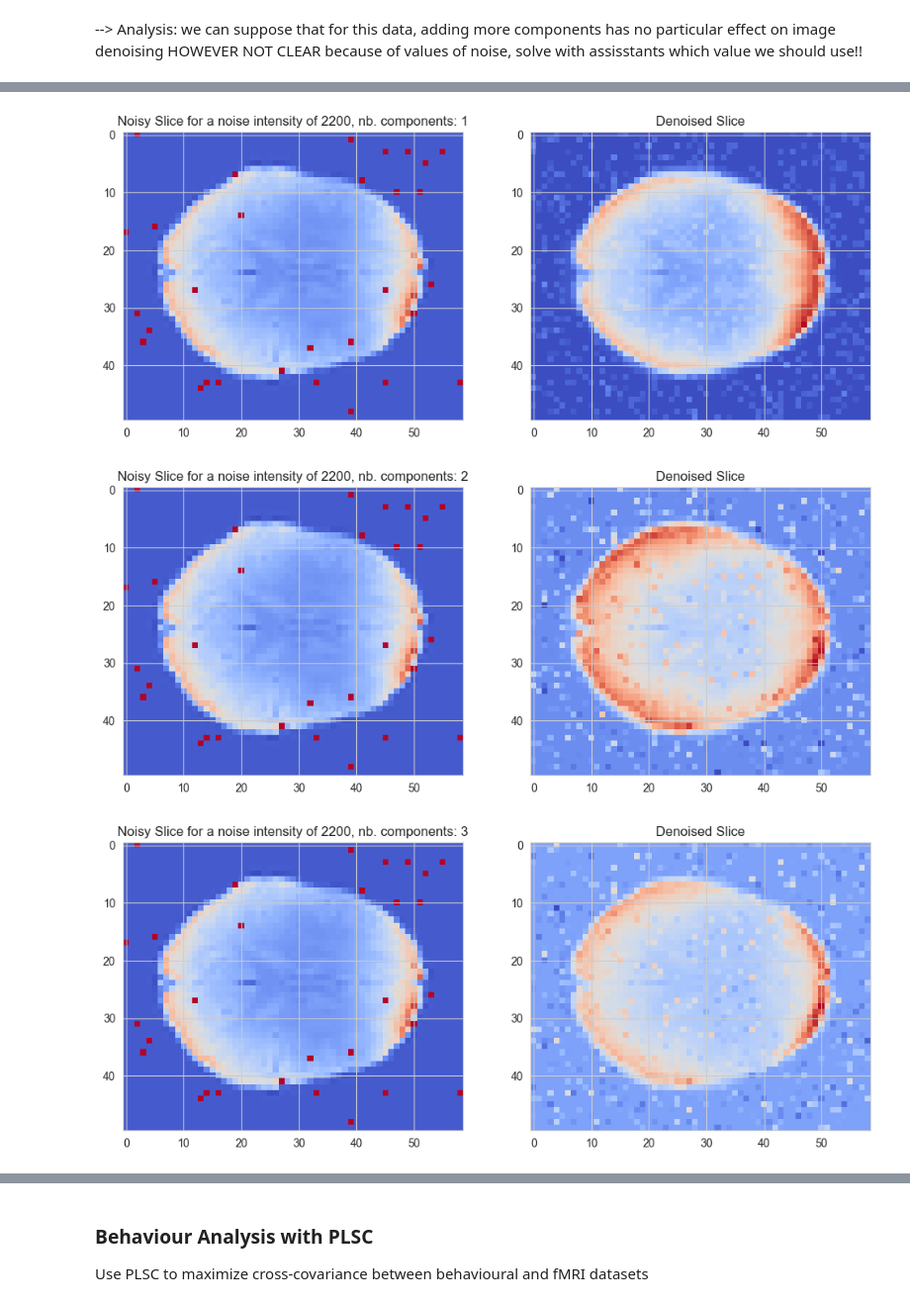
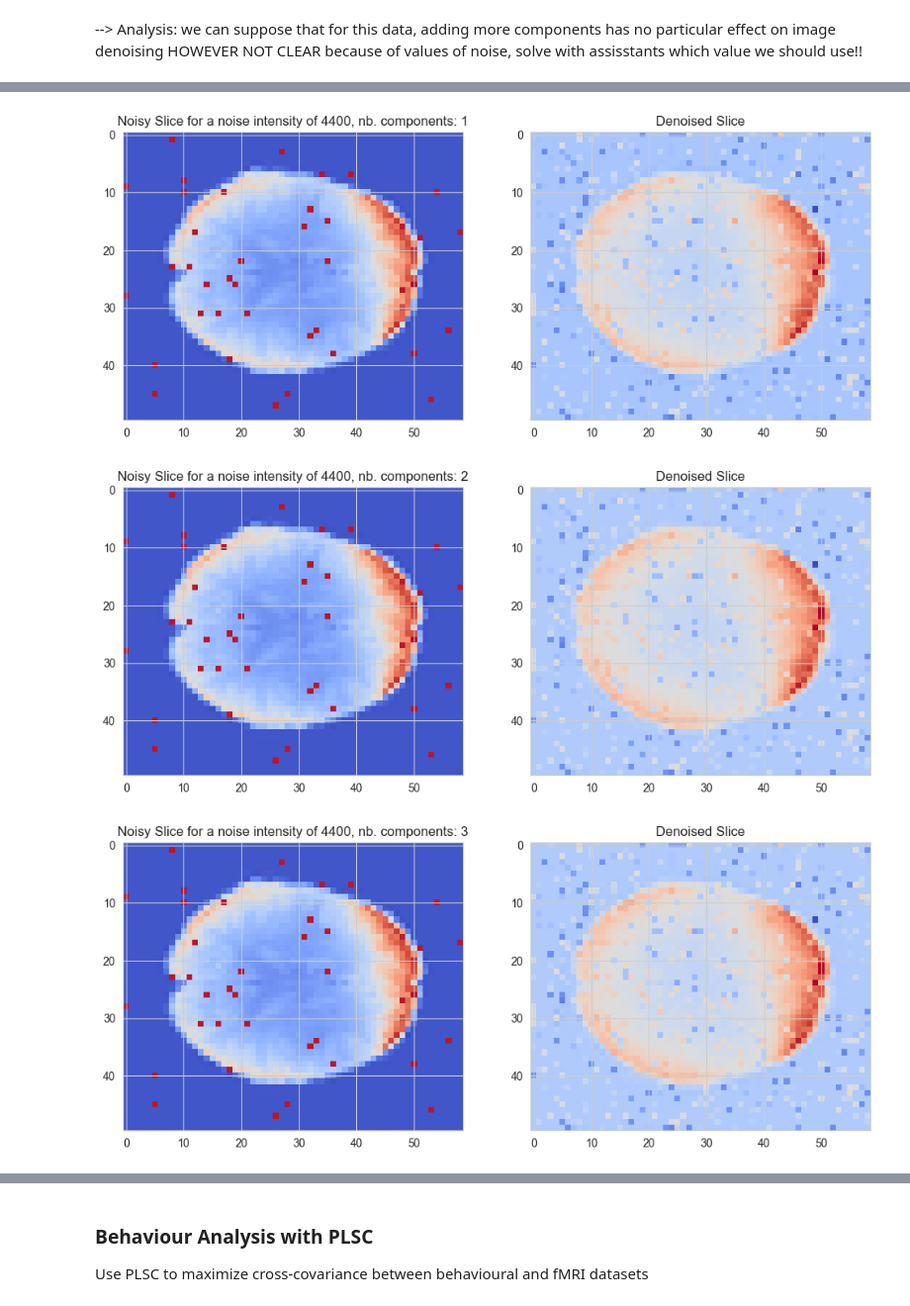
Before and after one commit to ludekcizinsky/fMRI-dimensionality-reduction, a Jupyter notebook: run.ipynb, the cells around one changed output, grey strips where cells are left out. Shown at 99% size. Saved outputs shown, nothing was run; the diff lists cells and outputs as text; code cells hidden in the pictures.

```diff
--- a/run.ipynb
+++ b/run.ipynb
@@ -219,7 +219,7 @@ for k in range(N_SUBJECTS):
     noisy_mat_1 = np.copy(matrices_2D[k])        #initialize the noisy matrix by copying it
     noisy_mat_2 = np.copy(matrices_2D[k])
     noisy_mat_3 = np.copy(matrices_2D[k])
-    for i in range(noisy_mat.shape[0]):        # 50 times
+    for i in range(noisy_mat_1.shape[0]):        # 50 times
         for j in range(noisy_mat_1.shape[1]):    # 59
             if random.random() < salt_p:       #checks if a random number (generated by random.random()) is less than the specified salt noise probability (salt_p).
                 noisy_mat_1[i,j] = salt_int_1 #for each pixel, if the condition is met, the pixel value at [i, j] is set to the maximum pixel value (salt_int) to simulate salt noise
@@ -339,9 +339,9 @@ denoised_arrays_1 = np.dot(princ_comp_1, space_vectors_1)
 denoised_arrays_2 = np.dot(princ_comp_2, space_vectors_2)
 denoised_arrays_3 = np.dot(princ_comp_3, space_vectors_3)
 
-denoised_matrix_1 = np.reshape(denoised_arrays_1[subj_i, :], [50,59])
-denoised_matrix_2 = np.reshape(denoised_arrays_2[subj_i, :], [50,59])
-denoised_matrix_3 = np.reshape(denoised_arrays_3[subj_i, :], [50,59])
+denoised_matrix_1 = np.reshape(denoised_arrays_1[:, subj_i], [50,59])
+denoised_matrix_2 = np.reshape(denoised_arrays_2[:, subj_i], [50,59])
+denoised_matrix_3 = np.reshape(denoised_arrays_3[:, subj_i], [50,59])
 
 #The result is an approximation of the original data but reduced in dimensionality due to the number of principal components used
 # Visualize it
@@ -371,15 +372,15 @@ ValueError: cannot reshape array of size 25 into shape (50,59)
 # Pick the 2 principal components from SVD
 n_components = [1,2,3,4,5]
 for n in n_components:
-    princ_comp_1 = U[:,:n]                #stores the selected principal components (columns) from the U matrix obtained through SVD
+    princ_comp_1 = U1[:,:n]                #stores the selected principal components (columns) from the U matrix obtained through SVD
 
     #The idea is that these components represent the directions in the feature space with the most variance.
     # Project the noisy image data onto the selected principal components by performing matrix multiplication. It is the noisy image in the space defined by these principal components.
-    space_vectors_1 = np.dot(princ_comp_1.T, noisy_arrays_1.T)      #U.T *Y_tilda
+    space_vectors_1 = np.dot(princ_comp_1.T, noisy_arrays_1)      #U.T *Y_tilda
     denoised_arrays_1 = np.dot(princ_comp_1, space_vectors_1)     #Y_tilda = U * A.T
 
     #reshapes the denoised data into the original spatial dimensions, so it can be compared to the original noisy image.
-    denoised_matrix_1 = np.reshape(denoised_arrays_1[subj_i, :], [50,59])
+    denoised_matrix_1 = np.reshape(denoised_arrays_1[:, subj_i], [50,59])
     #The result is an approximation of the original data but reduced in dimensionality due to the number of principal components used
     # Visualize it
     plt.figure(figsize=(12, 6))
@@ -403,17 +404,16 @@ for n in n_components:
 HOWEVER NOT CLEAR because of values of noise, solve with assisstants which value we should use!!
 # %%
 # Pick the 2 principal components from SVD
-n_components = [1,2,3,4,5]
 for n in n_components:
-    princ_comp_2 = U[:,:n]                #stores the selected principal components (columns) from the U matrix obtained through SVD
+    princ_comp_2 = U2[:,:n]                #stores the selected principal components (columns) from the U matrix obtained through SVD
 
     #The idea is that these components represent the directions in the feature space with the most variance.
     # Project the noisy image data onto the selected principal components by performing matrix multiplication. It is the noisy image in the space defined by these principal components.
-    space_vectors_2 = np.dot(princ_comp_2.T, noisy_arrays_2.T)      #U.T *Y_tilda
+    space_vectors_2 = np.dot(princ_comp_2.T, noisy_arrays_2)      #U.T *Y_tilda
     denoised_arrays_2 = np.dot(princ_comp_2, space_vectors_2)     #Y_tilda = U * A.T
 
     #reshapes the denoised data into the original spatial dimensions, so it can be compared to the original noisy image.
-    denoised_matrix_2 = np.reshape(denoised_arrays_2[subj_i, :], [50,59])
+    denoised_matrix_2 = np.reshape(denoised_arrays_2[:, subj_i], [50,59])
     #The result is an approximation of the original data but reduced in dimensionality due to the number of principal components used
     # Visualize it
     plt.figure(figsize=(12, 6))
@@ -435,29 +435,27 @@ for n in n_components:
 # %%
-# Pick the 2 principal components from SVD
-n_components = [1,2,3,4,5]
 for n in n_components:
-    princ_comp_3 = U[:,:n]                #stores the selected principal components (columns) from the U matrix obtained through SVD
+    princ_comp_3 = U3[:,:n]                #stores the selected principal components (columns) from the U matrix obtained through SVD
 
     #The idea is that these components represent the directions in the feature space with the most variance.
     # Project the noisy image data onto the selected principal components by performing matrix multiplication. It is the noisy image in the space defined by these principal components.
-    space_vectors_3 = np.dot(princ_comp_3.T, noisy_arrays_3.T)      #U.T *Y_tilda
+    space_vectors_3 = np.dot(princ_comp_3.T, noisy_arrays_3)      #U.T *Y_tilda
     denoised_arrays_3 = np.dot(princ_comp_3, space_vectors_3)     #Y_tilda = U * A.T
 
     #reshapes the denoised data into the original spatial dimensions, so it can be compared to the original noisy image.
-    denoised_matrix_3 = np.reshape(denoised_arrays_3[subj_i, :], [50,59])
+    denoised_matrix_3 = np.reshape(denoised_arrays_3[:, subj_i], [50,59])
     #The result is an approximation of the original data but reduced in dimensionality due to the number of principal components used
     # Visualize it
     plt.figure(figsize=(12, 6))
     plt.subplot(1, 2, 1)
     plt.imshow(noisy_mats_3[subj_i], cmap='coolwarm')
-    plt.title(f'Noisy Slice for a noise intensity of 2200, nb. components: {n}')
+    plt.title(f'Noisy Slice for a noise intensity of 4400, nb. components: {n}')
 
     plt.subplot(1, 2, 2)
     plt.imshow(denoised_matrix_3, cmap='coolwarm')
     plt.title('Denoised Slice')
 
     plt.show()
 # %% [output]
-[figure, old version]
+[figure, new version]
-[figure, old version]
+[figure, new version]
-[figure, old version]
+[figure, new version]
```
Also changed, not shown: parts of 23 cells of this notebook.
